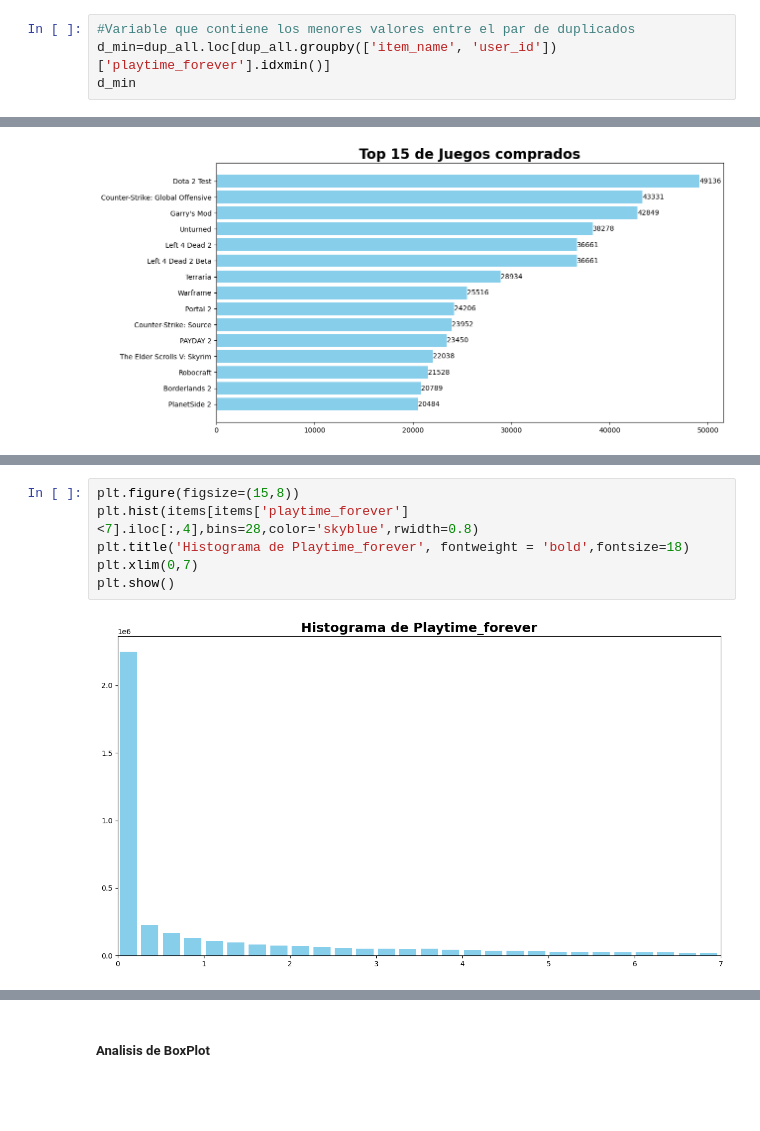
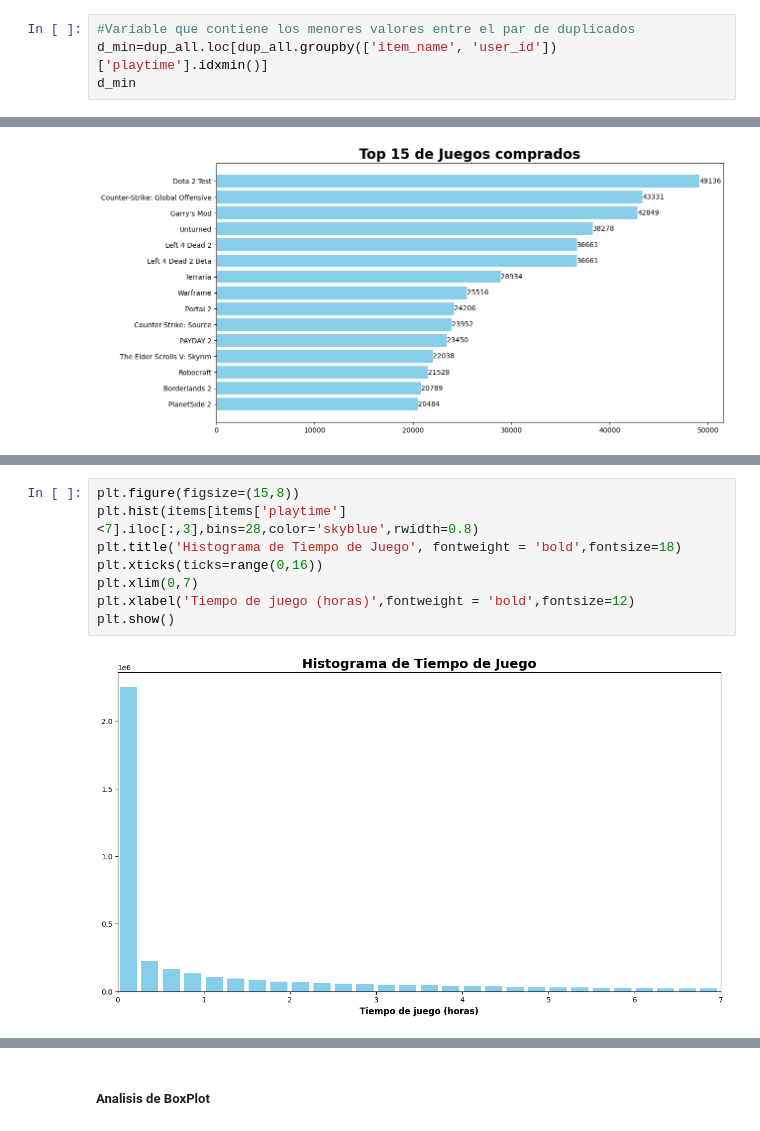
Before and after one commit to carocardenas0699/PI-1-Machine-Learning, a Jupyter notebook: EDA.ipynb, the cells around one changed output, grey strips where cells are left out. Saved outputs shown, nothing was run; the diff lists cells and outputs as text; blank space fills up the shorter version.

```diff
--- a/EDA.ipynb
+++ b/EDA.ipynb
@@ -621,5 +619,5 @@ dup_all
 # %%
 #Variable que contiene los menores valores entre el par de duplicados
-d_min=dup_all.loc[dup_all.groupby(['item_name', 'user_id'])['playtime_forever'].idxmin()]
+d_min=dup_all.loc[dup_all.groupby(['item_name', 'user_id'])['playtime'].idxmin()]
 d_min
 # %% [output]
@@ -721,9 +720,11 @@ plt.show()
 # %%
 plt.figure(figsize=(15,8))
-plt.hist(items[items['playtime_forever']<7].iloc[:,4],bins=28,color='skyblue',rwidth=0.8)
-plt.title('Histograma de Playtime_forever', fontweight = 'bold',fontsize=18)
+plt.hist(items[items['playtime']<7].iloc[:,3],bins=28,color='skyblue',rwidth=0.8)
+plt.title('Histograma de Tiempo de Juego', fontweight = 'bold',fontsize=18)
+plt.xticks(ticks=range(0,16))
 plt.xlim(0,7)
+plt.xlabel('Tiempo de juego (horas)',fontweight = 'bold',fontsize=12)
 plt.show()
 # %% [output]
-[figure, old version]
+[figure, new version]
 # %%
```
Also changed, not shown: parts of 26 cells of this notebook, 5 other files.
